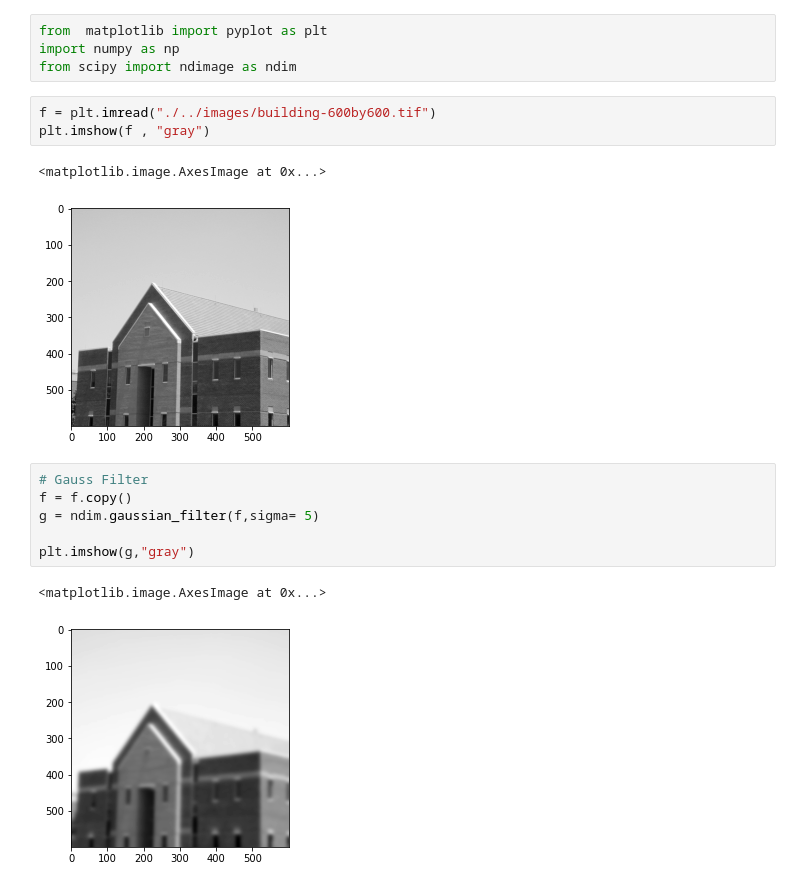
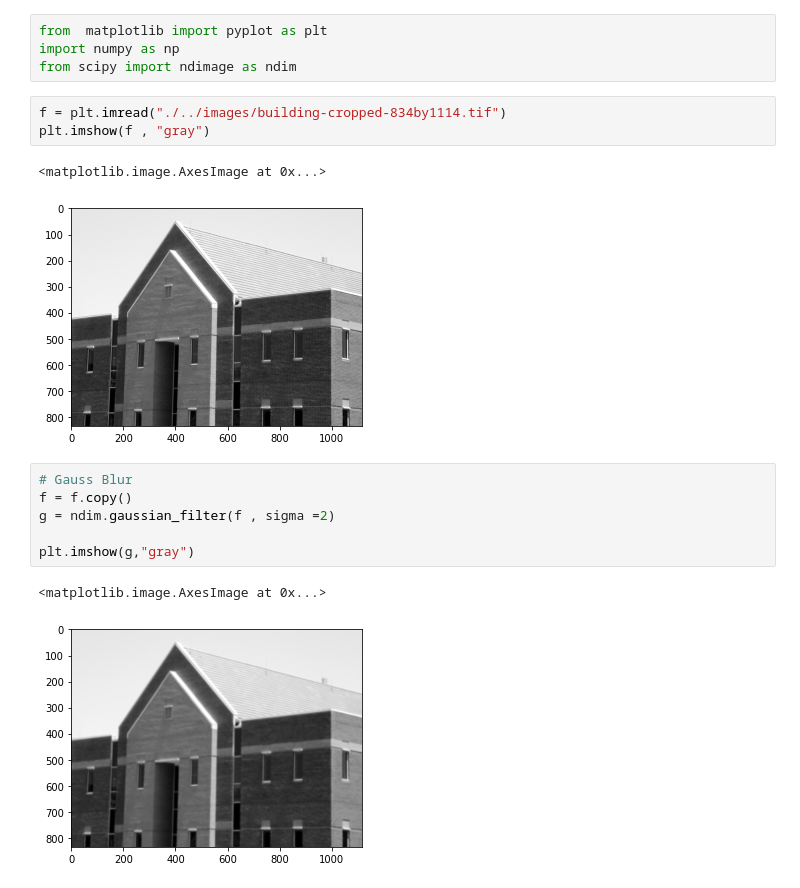
Before and after one commit to swzhxx/DIP, a Jupyter notebook: segmentation/canny-edge.ipynb, the cells around one changed output. Drawn from its saved outputs; the diff is of its cells as text.

```diff
--- a/segmentation/canny-edge.ipynb
+++ b/segmentation/canny-edge.ipynb
@@ -3,20 +3,20 @@ from  matplotlib import pyplot as plt
 import numpy as np
 from scipy import ndimage as ndim
 # %%
-f = plt.imread("./../images/building-600by600.tif")
+f = plt.imread("./../images/building-cropped-834by1114.tif")
 plt.imshow(f , "gray")
 # %% [output]
 <matplotlib.image.AxesImage at 0x...>
-[figure, old version]
+[figure, new version]
 # %%
-# Gauss Filter
+# Gauss Blur
 f = f.copy()
-g = ndim.gaussian_filter(f,sigma= 5)
+g = ndim.gaussian_filter(f , sigma =2)
 
 plt.imshow(g,"gray")
 # %% [output]
 <matplotlib.image.AxesImage at 0x...>
-[figure, old version]
+[figure, new version]
 # %%
 # 计算 x,y方向上的梯度
 def gradient(f):
```
Also changed, not shown: parts of 6 cells of this notebook, 1 other file.
